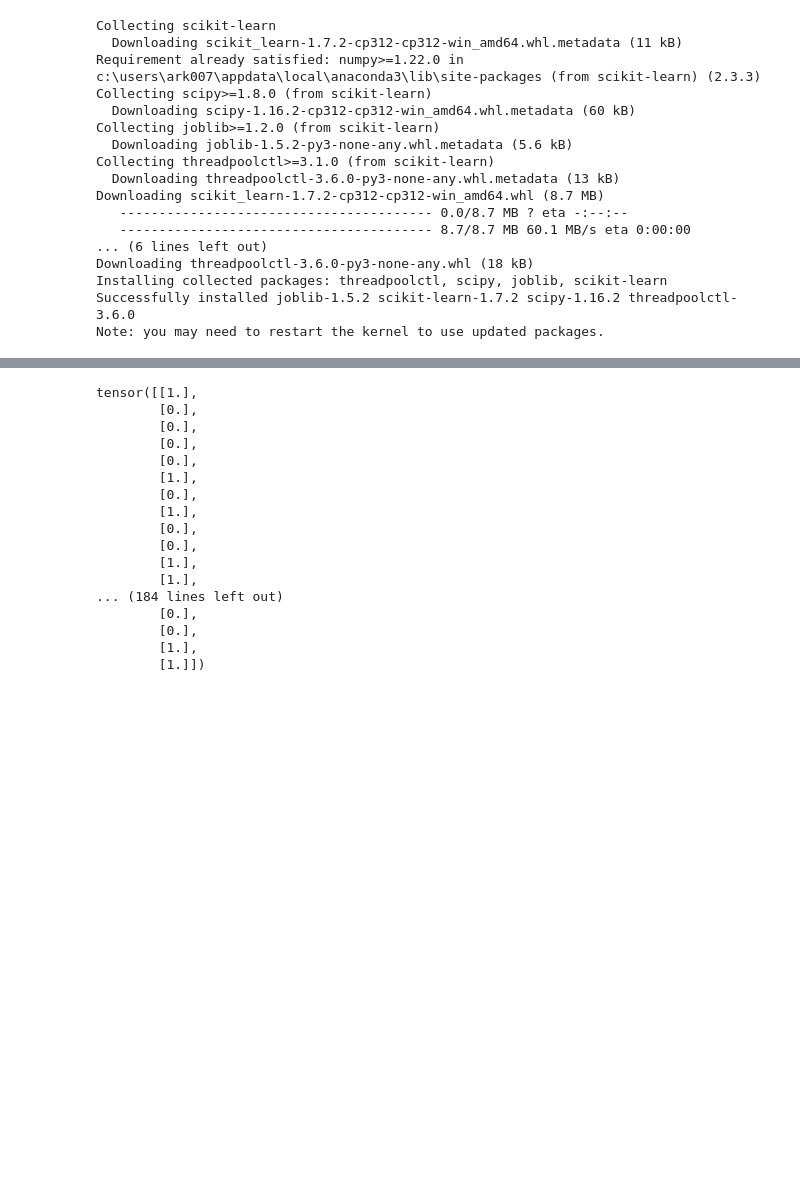
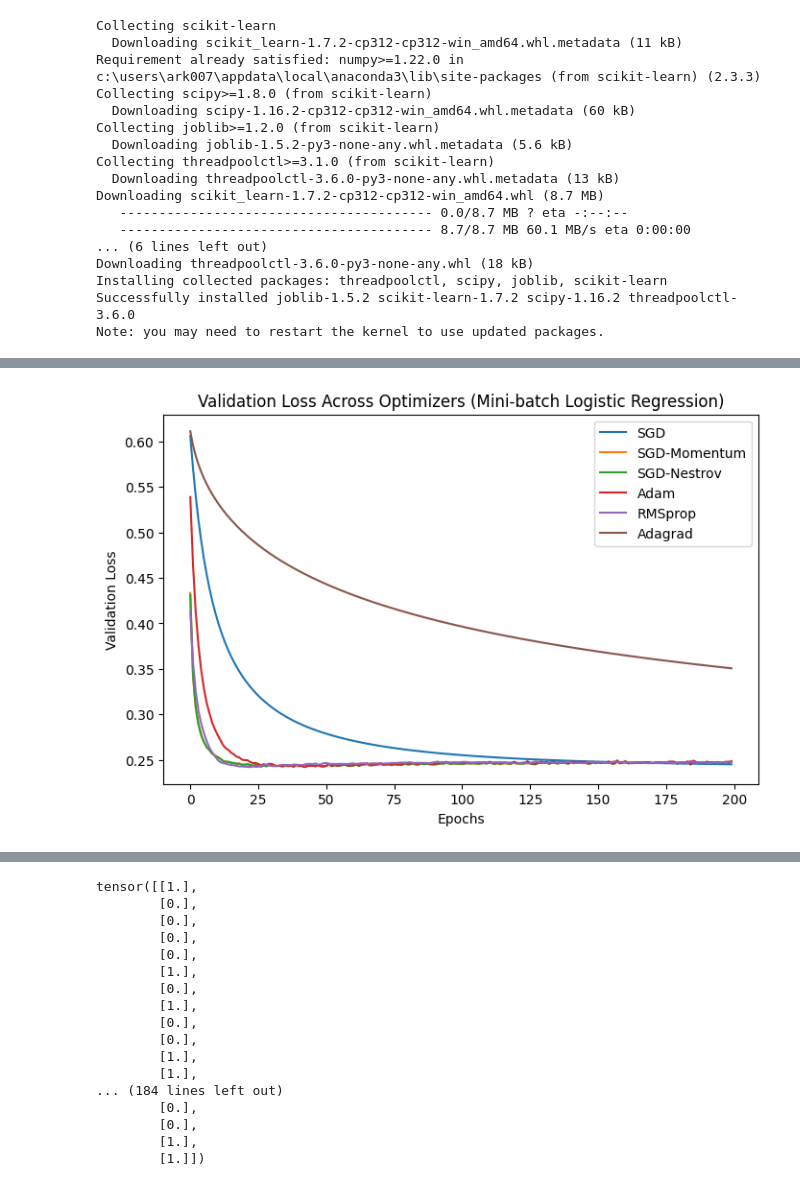
Before and after one commit to royarkaprava/Computing-notes, a Jupyter notebook: Miscellaneous/SGD_logistic_regression_torch.ipynb, the cells around one changed output, grey strips where cells are left out. Saved outputs shown, nothing was run; the diff lists cells and outputs as text; code cells hidden in the pictures; blank space fills up the shorter version.

```diff
--- a/Miscellaneous/SGD_logistic_regression_torch.ipynb
+++ b/Miscellaneous/SGD_logistic_regression_torch.ipynb
@@ -144,0 +69,88 @@ Adagrad: 0.9000
+# %%
+
+# 3. Define forward pass manually
+def logistic_forward(X, W, b):
+    return torch.sigmoid(X @ W + b)
+
+# 4. Define hard-coded binary cross-entropy loss
+def binary_cross_entropy(y_pred, y_true):
+    eps = 1e-8
+    return -torch.mean(y_true * torch.log(y_pred + eps) + (1 - y_true) * torch.log(1 - y_pred + eps))
+
+
+# 5. Training function with minimal default functions
+def train_model(optimizer_name, lr=0.01, epochs=200, batch_size=20):
+    n_samples, n_features = X_train.shape
+    if optimizer_name == 'SGD':
+        optimizer = optim.SGD([W, b], lr=lr)
+    elif optimizer_name == 'SGD-Momentum':
+        optimizer = optim.SGD([W, b], lr=lr, momentum=0.9)
+    elif optimizer_name == 'SGD-Nestrov':
+        optimizer = optim.SGD([W, b], lr=lr, momentum=0.9, nesterov=True)
+    elif optimizer_name == 'Adam':
+        optimizer = optim.Adam([W, b], lr=lr)
+    elif optimizer_name == 'RMSprop':
+        optimizer = optim.RMSprop([W, b], lr=lr)
+    elif optimizer_name == 'Adagrad':
+        optimizer = optim.Adagrad([W, b], lr=lr)
+    else:
+        raise ValueError("Unsupported optimizer")
+
+    train_losses = []
+    val_losses = []
+    for epoch in range(epochs):
+        perm = torch.randperm(n_samples)
+        epoch_loss = 0.0
+
+        for i in range(0, n_samples, batch_size):
+            idx = perm[i:i+batch_size]
+            X_batch, y_batch = X_train[idx], y_train[idx]
+
+            optimizer.zero_grad()
+            y_pred = logistic_forward(X_batch, W, b)
+            loss = binary_cross_entropy(y_pred, y_batch)
+            loss.backward()
+            optimizer.step()
+            epoch_loss += loss.item()
+
+        # Compute training and validation loss
+        with torch.no_grad():
+            train_pred = logistic_forward(X_train, W, b)
+            val_pred = logistic_forward(X_val, W, b)
+            train_loss = binary_cross_entropy(train_pred, y_train).item()
+            val_loss = binary_cross_entropy(val_pred, y_val).item()
+
+        train_losses.append(train_loss)
+        val_losses.append(val_loss)
+
+    return train_losses, val_losses
+
+# 6. Compare optimizers
+optimizers = ['SGD', 'SGD-Momentum', 'SGD-Nestrov', 'Adam', 'RMSprop', 'Adagrad']
+results = {}
+y_pred_mat = {}
+
+plt.figure(figsize=(8,5))
+for opt in optimizers:
+    torch.manual_seed(42)
+    W = torch.randn((2, 1), requires_grad=True)
+    b = torch.zeros(1, requires_grad=True)
+
+    train_losses, val_losses = train_model(opt)
+    plt.plot(val_losses, label=f"{opt}")
+
+    with torch.no_grad():
+        y_pred_test = logistic_forward(X_test, W, b)
+        y_pred_label = (y_pred_test > 0.5).float()
+        accuracy = (y_pred_label.eq(y_test).sum().item()) / len(y_test)
+
+    y_pred_mat[opt] = y_pred_label
+    results[opt] = accuracy
+
+plt.title("Validation Loss Across Optimizers (Mini-batch Logistic Regression)")
+plt.xlabel("Epochs")
+plt.ylabel("Validation Loss")
+plt.legend()
+plt.show()
+# %% [output]
+[figure, added]
```
Also changed, not shown: parts of 2 cells of this notebook.
